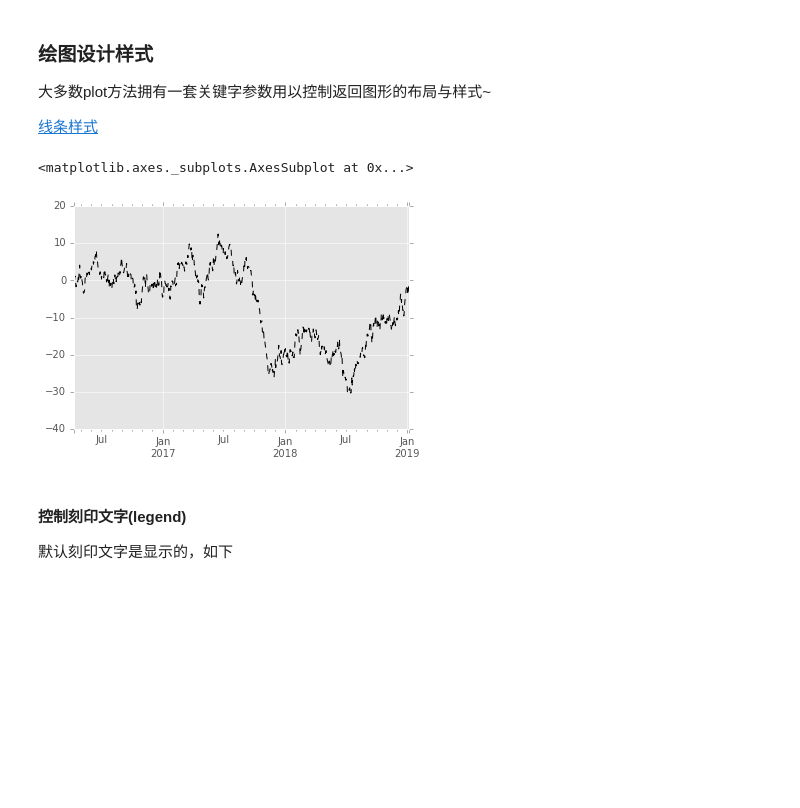
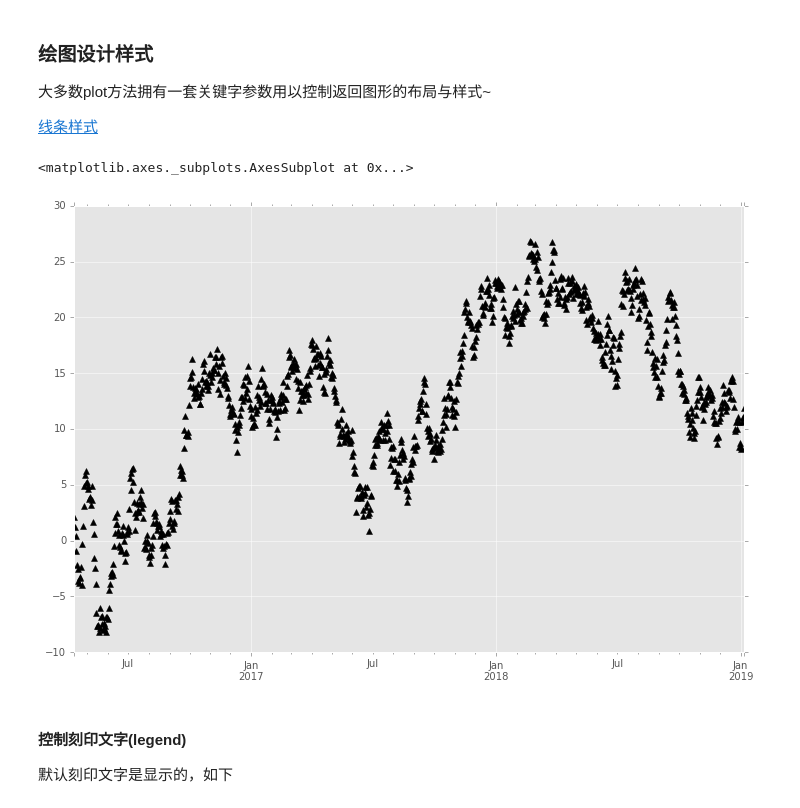
Before and after one commit to dalewa/basic_of_pydata, a Jupyter notebook: Pandas Visualization.ipynb, the cells around one changed output. Drawn from its saved outputs; the diff is of its cells as text; code cells hidden in the pictures; blank space fills up the shorter version.

```diff
--- a/Pandas Visualization.ipynb
+++ b/Pandas Visualization.ipynb
@@ -228,10 +225,10 @@ plt.savefig("text.png")
 # %%
 ts = pd.Series(np.random.randn(1000),index=pd.date_range("20160412",periods=1000))
 ts = ts.cumsum()
-ts.plot(style="k--",label="Series")
+ts.plot(style="k^",label="Series",figsize=(12,8))
 # %% [output]
 <matplotlib.axes._subplots.AxesSubplot at 0x...>
-[figure, old version]
+[figure, new version]
 # %% [markdown]
 #### 控制刻印文字(legend)
 默认刻印文字是显示的，如下
```
Also changed, not shown: parts of 36 cells of this notebook, 5 other files.
